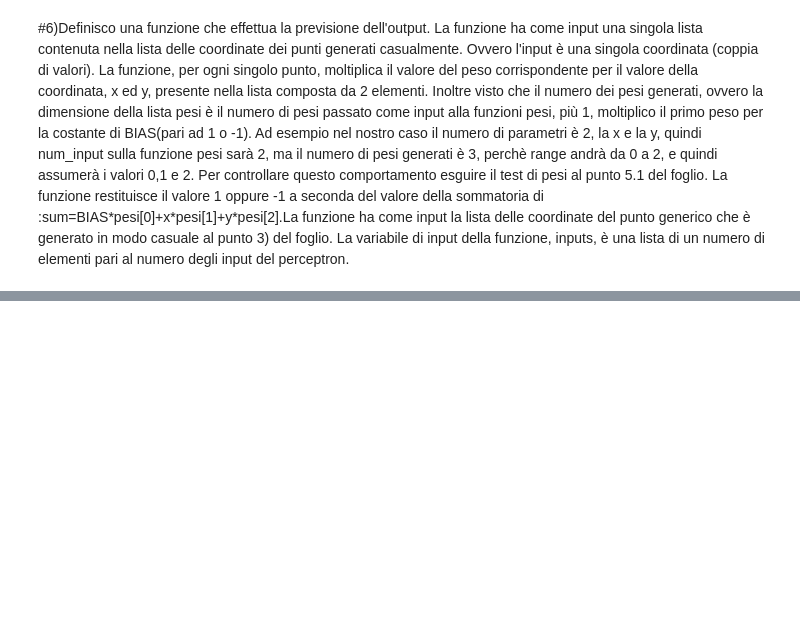
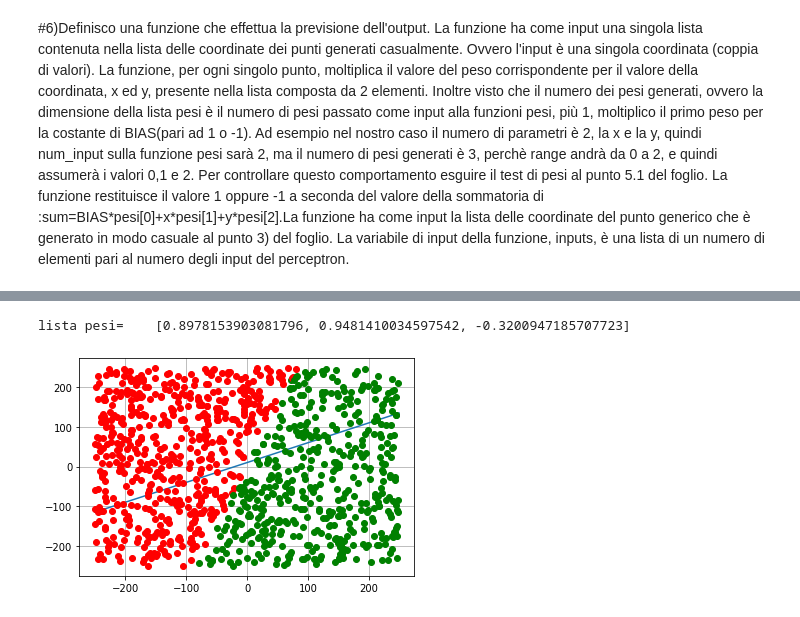
Before and after one commit to stefanoridolfi/Corso_ML, a Jupyter notebook: funzione retta.ipynb, the cells around one changed output, grey strips where cells are left out. Drawn from its saved outputs; the diff is of its cells as text; code cells hidden in the pictures; blank space fills up the shorter version.

```diff
--- a/funzione retta.ipynb
+++ b/funzione retta.ipynb
@@ -108,0 +111,75 @@ d) Disegno il punto generato casualmente e lo coloro. Se la funzione feed_forwar
+# %%
+# Funzione che crea lista punti casuali
+import random
+def generaPunti(n):
+  l=[]
+  for i in range(0,n):
+    x=random.random()*500-251
+    y=random.random()*500-251
+    l.append([x,y])
+  return l
+#Funzione che calcola i valori di y della retta di equazione  y=0.5*x+10
+def GenRetta(x):
+  y=0.5*x+10
+  return y
+
+
+# Disegno la retta
+import matplotlib.pyplot as pl
+lx=[]
+ly=[]
+for x in range(-250,251):
+  y=GenRetta(x)
+  lx.append(x)
+  ly.append(y)
+pl.plot(lx,ly)
+#pl.grid(True)
+#pl.show()
+
+# Funzione lista pesi
+def pesi(num_input):
+  import random
+  pesi=[]
+  for x in range(0,num_input+1):
+      valore_peso=random.random()*2-1
+      pesi.append(valore_peso)
+  return pesi
+
+# Funzione feed_forward
+def feed_forward(inputs):
+  BIAS=1
+  sum=0
+  for k in range(1,len(lista_pesi)):
+    sum=sum+lista_pesi[k]*inputs[k-1]
+  # il primo elemento della lista_pesi è il peso del BIAS per questo k va da 1, secondo elemento della lista_pesi
+  sum=sum+BIAS*lista_pesi[0]
+  #print("sum =", sum)
+  if sum >0:
+    return 1
+  return -1
+
+#Genero lista dei  punti casuali
+lista_punti=generaPunti(1000)
+#print("lista punti generati=  ", lista_punti, "\n")
+#Genero lista pesi
+lista_pesi=pesi(2)
+print("lista pesi=   ", lista_pesi, "\n")
+#Ad ogni punto della lista dei punti casuali applico la funzione feed_forward
+#print("test feed=  ",feed_forward([10,10]))
+for punto in lista_punti:
+ guess=feed_forward(punto)
+ #print("punto", punto)
+ #print("guess del punto", guess, "\n")
+ xp=punto[0]
+ yp=punto[1]
+ if guess ==1:
+   formato='go'
+ else:
+    formato='ro'
+ # stampo il punto
+ pl.plot(xp,yp, formato)
+pl.grid(True)
+pl.show()
+# %% [output]
+lista pesi=    [0.8978153903081796, 0.9481410034597542, -0.3200947185707723]
+[figure, added]
```
Also changed, not shown: parts of 1 cell of this notebook.
